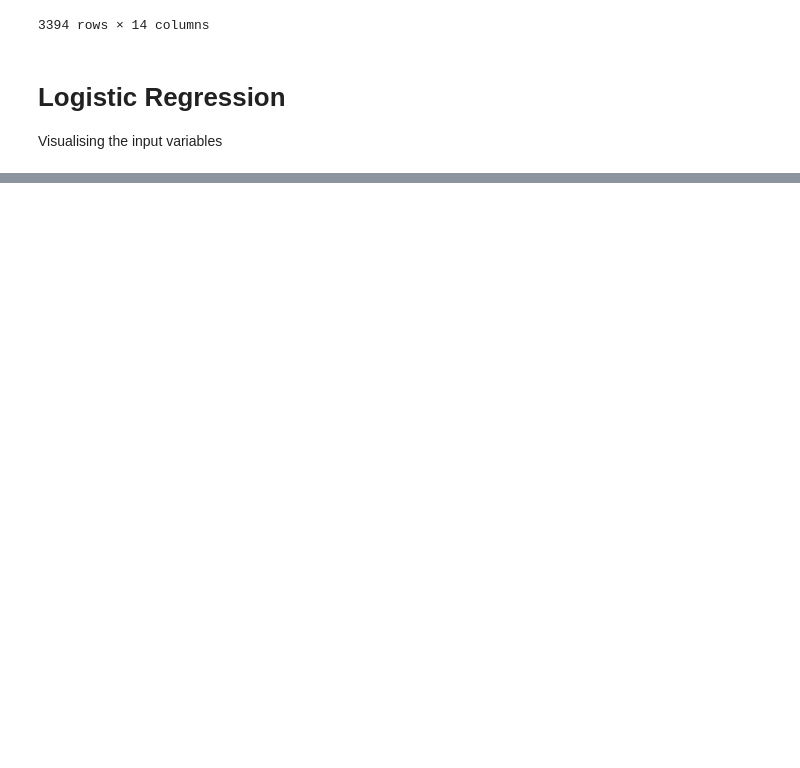
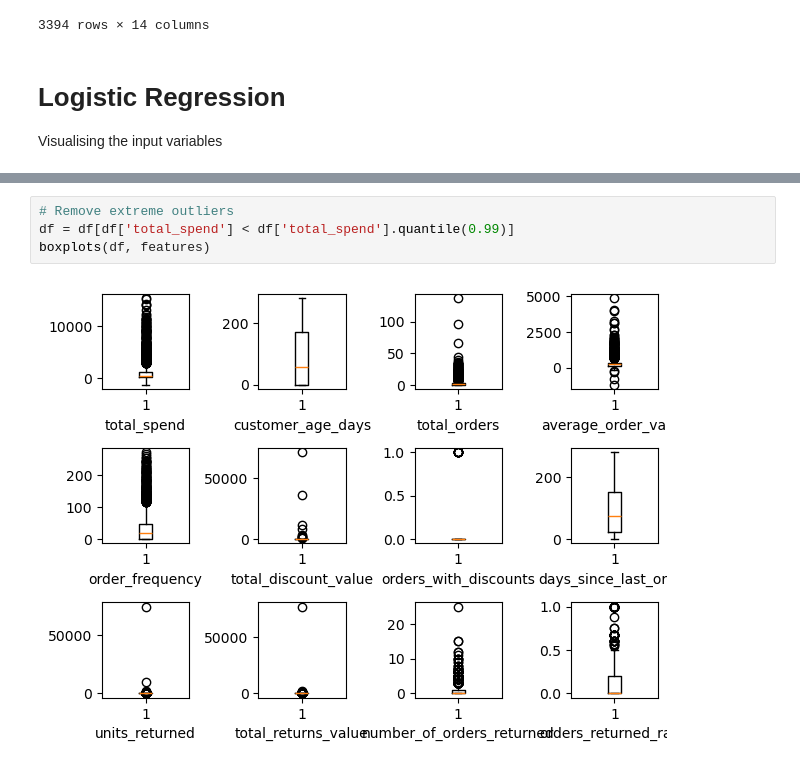
Before and after one commit to Joebrook-123/Online-Retail-Customer-Churn, a Jupyter notebook: Data Processing.ipynb, the cells around one changed output, grey strips where cells are left out. Saved outputs shown, nothing was run; the diff lists cells and outputs as text; blank space fills up the shorter version.

```diff
--- a/Data Processing.ipynb
+++ b/Data Processing.ipynb
@@ -178,3 +208,9 @@ Visualising the input variables
+# %%
+# Remove extreme outliers
+df = df[df['total_spend'] < df['total_spend'].quantile(0.99)]
+boxplots(df, features)
+# %% [output]
+[figure, added]
 # %%
 # Split data into train and test
 from sklearn.model_selection import train_test_split
```
Also changed, not shown: parts of 6 cells of this notebook.
